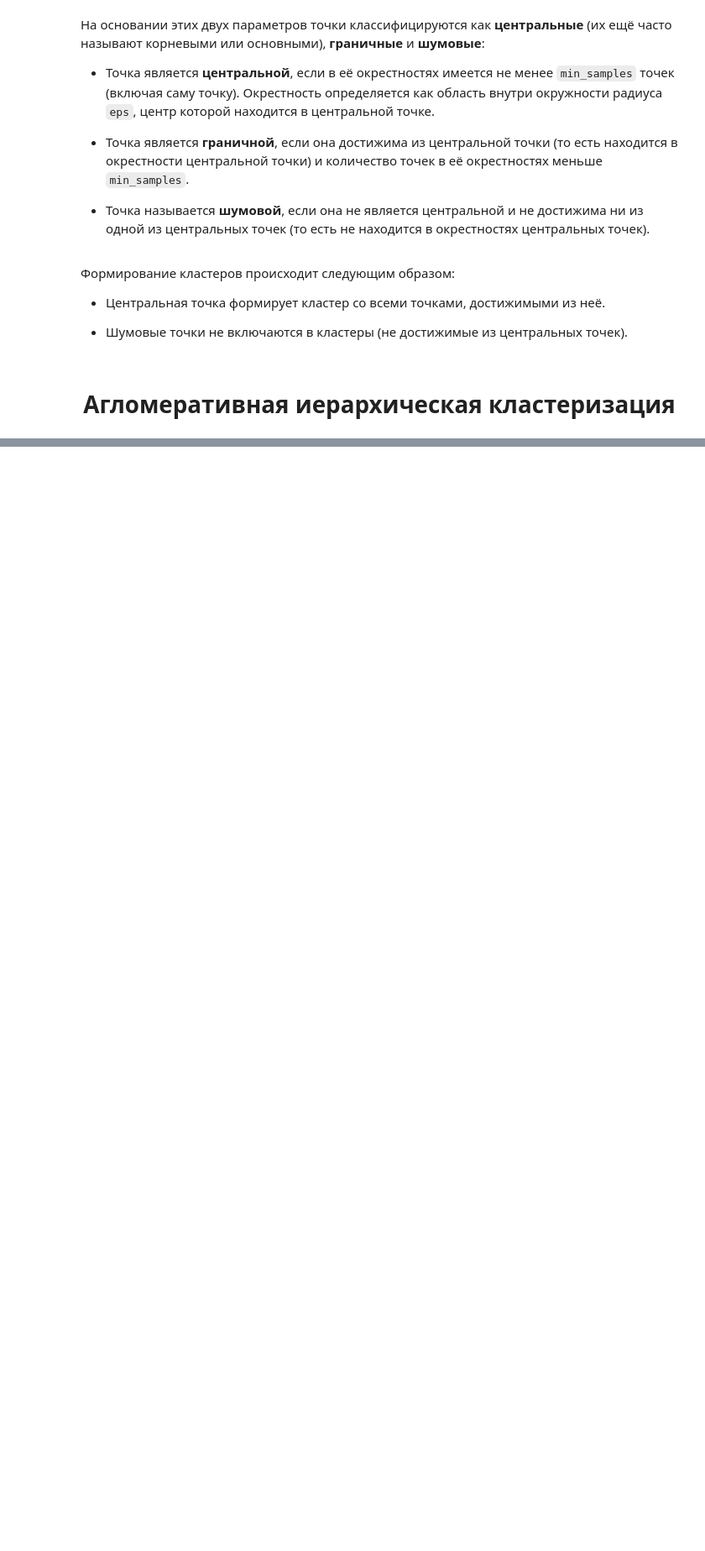
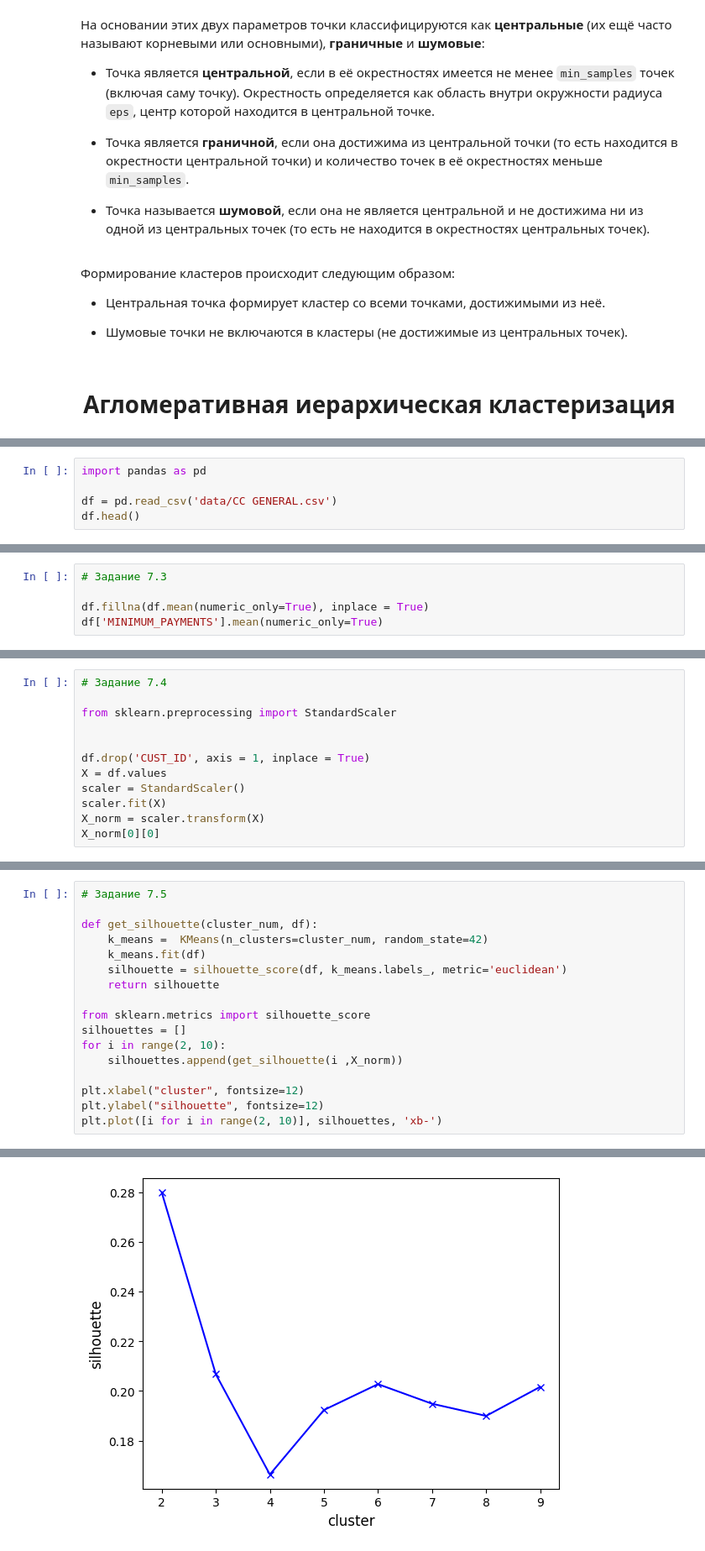
Before and after one commit to Rai1ag/Library, a Jupyter notebook: 6.HM_9_Кластеризация I/theory.ipynb, the cells around one changed output, grey strips where cells are left out. Shown at 84% size. Cells and saved outputs as stored; diff of their text form; blank space fills up the shorter version.

```diff
--- a/6.HM_9_Кластеризация I/theory.ipynb
+++ b/6.HM_9_Кластеризация I/theory.ipynb
@@ -331,0 +389,5 @@ df_sns.iloc[a]
+# %%
+import pandas as pd
+
+df = pd.read_csv('data/CC GENERAL.csv')
+df.head()
@@ -331,0 +407,5 @@ df_sns.iloc[a]
+# %%
+# Задание 7.3
+
+df.fillna(df.mean(numeric_only=True), inplace = True)
+df['MINIMUM_PAYMENTS'].mean(numeric_only=True)
@@ -331,0 +414,12 @@ df_sns.iloc[a]
+# %%
+# Задание 7.4
+
+from sklearn.preprocessing import StandardScaler
+
+
+df.drop('CUST_ID', axis = 1, inplace = True)
+X = df.values
+scaler = StandardScaler()
+scaler.fit(X)
+X_norm = scaler.transform(X)
+X_norm[0][0]
@@ -331,0 +428,18 @@ df_sns.iloc[a]
+# %%
+# Задание 7.5
+
+def get_silhouette(cluster_num, df):
+    k_means =  KMeans(n_clusters=cluster_num, random_state=42)
+    k_means.fit(df)
+    silhouette = silhouette_score(df, k_means.labels_, metric='euclidean')
+    return silhouette
+
+from sklearn.metrics import silhouette_score
+silhouettes = []
+for i in range(2, 10):
+    silhouettes.append(get_silhouette(i ,X_norm))
+
+plt.xlabel("cluster", fontsize=12)
+plt.ylabel("silhouette", fontsize=12)
+plt.plot([i for i in range(2, 10)], silhouettes, 'xb-')
+# %% [output]
@@ -331,0 +447 @@ df_sns.iloc[a]
+[figure, added]
```
Also changed, not shown: parts of 16 cells of this notebook, 2 other files.
